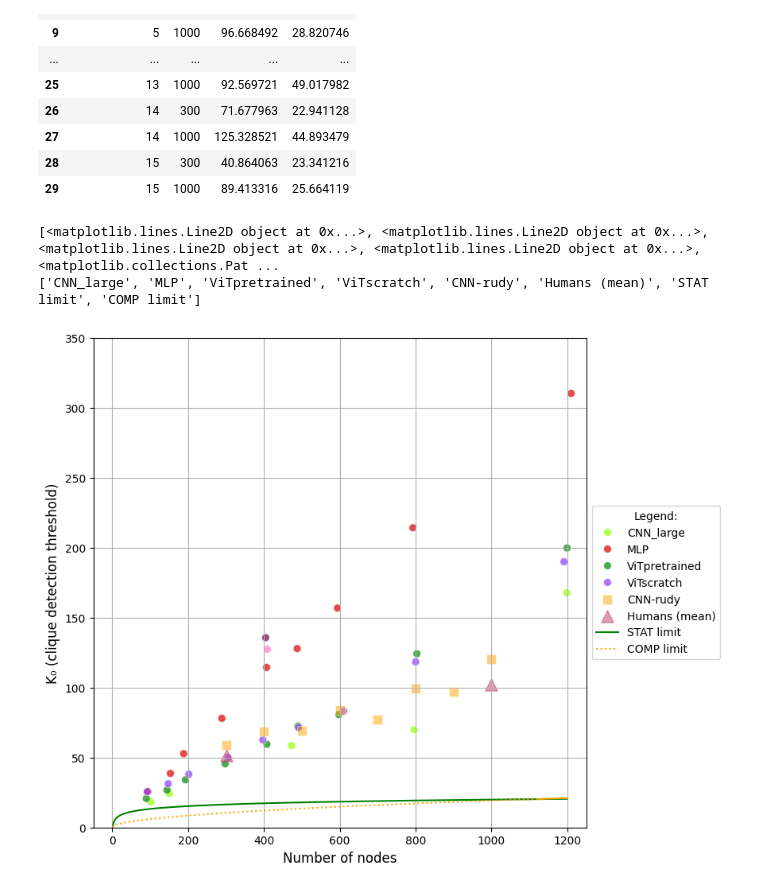
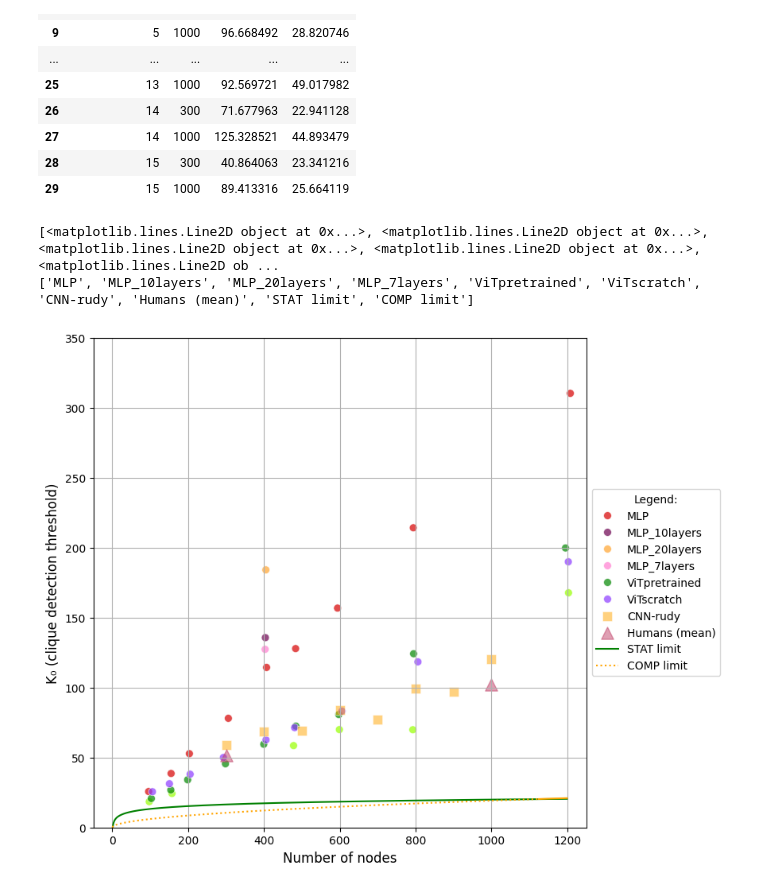
Before and after one commit to danieletirinnanzi/HUPLACLIP-analysis, a Jupyter notebook: data_analysis/HUPLACLIP-combined-analysis.ipynb, the cells around one changed output. Cells and saved outputs as stored; diff of their text form; code cells hidden in the pictures.

Commit message:
uploaded N600 CNN_large data + MLP_20layers data

```diff
--- a/data_analysis/HUPLACLIP-combined-analysis.ipynb
+++ b/data_analysis/HUPLACLIP-combined-analysis.ipynb
@@ -438,16 +438,13 @@ from math import log, e
 import sys
 import os
 # %%
-# TODO:
-# - check that all functions work correctly with more than one N value
-
 class MachinesAnalysisPipeline:
 
     def __init__(self, experiment_name):
         self.experiment_name = experiment_name
 
         # Define names of all models
-        model_names = ['MLP', 'ViTscratch', 'ViTpretrained', 'Variance_test', 'CNN_large', 'MLP_7layers', 'MLP_10layers']   # ADD MODEL NAMES HERE AND IN PALETTE BELOW
+        model_names = ['MLP', 'ViTscratch', 'ViTpretrained', 'Variance_test', 'CNN_large', 'MLP_7layers', 'MLP_10layers', 'MLP_20layers']   # ADD MODEL NAMES HERE AND IN PALETTE BELOW
         # defining custom palette:
         machines_palette = {
             'MLP': sns.color_palette(cc.glasbey, len(model_names))[0],
@@ -456,7 +453,8 @@ class MachinesAnalysisPipeline:
             'Variance_test': sns.color_palette(cc.glasbey, len(model_names))[3],
             'CNN_large': sns.color_palette(cc.glasbey, len(model_names))[4],
             'MLP_7layers': sns.color_palette(cc.glasbey, len(model_names))[5],
-            'MLP_10layers': sns.color_palette(cc.glasbey, len(model_names))[6]
+            'MLP_10layers': sns.color_palette(cc.glasbey, len(model_names))[6],
+            'MLP_20layers': sns.color_palette(cc.glasbey, len(model_names))[7]
         }
         self.machines_palette = machines_palette
 
@@ -679,6 +677,7 @@ class MachinesAnalysisPipeline:
         for i, N_value in enumerate(self.df_machines_fitted_params['N'].unique()):
             # Isolating data for the current N value:
             current_fitted_params = self.df_machines_fitted_params[self.df_machines_fitted_params['N'] == N_value]
+
             # Filtering the data to keep only the models for which K0 is smaller than N:
             current_fitted_params = current_fitted_params[current_fitted_params['K0'] < int(N_value)]
             # Filtering the palette
@@ -689,7 +688,7 @@ class MachinesAnalysisPipeline:
 
             # Draw scatterplot with jittered x values (only drawing one legend)
             sns.scatterplot(data=current_fitted_params, x=jittered_x, y='K0', hue='model',
-                            palette=machines_palette_filtered, legend=(i==0), s=50, ax=ax)
+                            palette=machines_palette_filtered, legend=(N_value == 400), s=50, ax=ax)    # Only draw legend for N=400 (contains MLP variants)
 
         # THEORETICAL AND COMPUTATIONAL LIMITS:
         N = np.arange(0, 1200)
@@ -969,16 +968,14 @@ for i, N_value in enumerate(df_machines_fitted_params['N'].unique()):
     machines_palette_filtered = {key: machines_palette[key] for key in current_fitted_params['model'].unique()}
 
     # Add a small jitter to the N column to avoid overlap
-    jittered_x = current_fitted_params['N'] + np.random.uniform(-12, 12, size=len(current_fitted_params))
+    jittered_x = current_fitted_params['N'] + np.random.uniform(-8, 8, size=len(current_fitted_params))
 
     # Draw scatterplot with jittered x values (only drawing one legend)
     sns.scatterplot(data=current_fitted_params, x=jittered_x, y='K0', hue='model',
-                    palette=machines_palette_filtered, legend=(i==0), s=50, ax=ax, alpha=0.7)
+                    palette=machines_palette_filtered, legend=(N_value == 400), s=50, ax=ax, alpha=0.7) # Only draw legend for N=400 (contains MLP variants)
 
 # RUDY'S DATA:
 sns.scatterplot(data=df_rudy_fitted_params, x='N', y='K0', label='CNN-rudy', color='orange', s=70, marker='s', alpha=0.5, ax=ax)
-
-# ax_rudy = sns.scatterplot(data=df_rudy_fitted_params, x='N', y='K0', label='CNN-rudy', palette=sns.color_palette("crest", 1), legend=True, marker='s', s=70, alpha=0.5)
 
 # HUMAN DATA (pilot):
 my_palette_human_subjects = sns.color_palette("flare", 15)
@@ -1010,40 +1007,41 @@ ax.set_ylabel('K₀ (clique detection threshold)', size=12)
 
 # Ensure x-axis limits cover the necessary range
 ax.set_xlim(-50, 1250)
-ax.set_ylim(0, 350)
+ax.set_ylim(0, 350) # without variance test
+# ax.set_ylim(0, 900) # with variance test
 
 # Customize legend:
 handles, labels = ax.get_legend_handles_labels()
 
 print(handles)
 print(labels)
 
 filtered_handles = []
 filtered_labels = []
 
 # List of labels you want to keep in the legend
 labels_to_keep = df_machines_fitted_params['model'].values
 
 for handle, label in zip(handles, labels):
     if label in labels_to_keep:
         filtered_handles.append(handle)
         filtered_labels.append(label)
 
 # Add a custom legend with only the desired elements
 ax.legend(handles, labels, loc='center left', bbox_to_anchor=(1, 0.5), title='Legend:')
 
 plt.grid()
 
 # Save plot as high resolution svg:
 # - Without variance test
-plt.savefig(f'./plots/comparison-graph_{exp_name}.svg', dpi=300, bbox_inches="tight")
-plt.savefig(f'./plots/comparison-graph_{exp_name}.png', dpi=300, bbox_inches="tight")
+plt.savefig(f'./plots/{exp_name}/comparison-graph_{exp_name}.svg', dpi=300, bbox_inches="tight")
+plt.savefig(f'./plots/{exp_name}/comparison-graph_{exp_name}.png', dpi=300, bbox_inches="tight")
 # - With variance test
-# plt.savefig(f'./plots/comparison-graph_{exp_name}_Variance-test.svg', dpi=300, bbox_inches="tight")
-# plt.savefig(f'./plots/comparison-graph_{exp_name}_Variance-test.png', dpi=300, bbox_inches="tight")
+# plt.savefig(f'./plots/{exp_name}/comparison-graph_{exp_name}_Variance-test.svg', dpi=300, bbox_inches="tight")
+# plt.savefig(f'./plots/{exp_name}/comparison-graph_{exp_name}_Variance-test.png', dpi=300, bbox_inches="tight")
 
 plt.show()
 # %% [output]
-[<matplotlib.lines.Line2D object at 0x...>, <matplotlib.lines.Line2D object at 0x...>, <matplotlib.lines.Line2D object at 0x...>, <matplotlib.lines.Line2D object at 0x...>, <matplotlib.collections.Pat ...
-['CNN_large', 'MLP', 'ViTpretrained', 'ViTscratch', 'CNN-rudy', 'Humans (mean)', 'STAT limit', 'COMP limit']
+[<matplotlib.lines.Line2D object at 0x...>, <matplotlib.lines.Line2D object at 0x...>, <matplotlib.lines.Line2D object at 0x...>, <matplotlib.lines.Line2D object at 0x...>, <matplotlib.lines.Line2D ob ...
+['MLP', 'MLP_10layers', 'MLP_20layers', 'MLP_7layers', 'ViTpretrained', 'ViTscratch', 'CNN-rudy', 'Humans (mean)', 'STAT limit', 'COMP limit']
-[figure, old version]
+[figure, new version]
```
Also changed, not shown: parts of 1 cell of this notebook, 13 other files.
